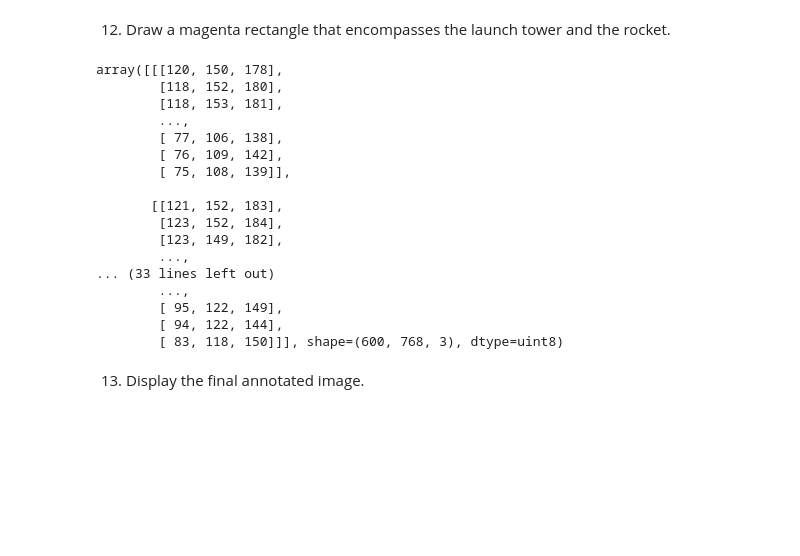
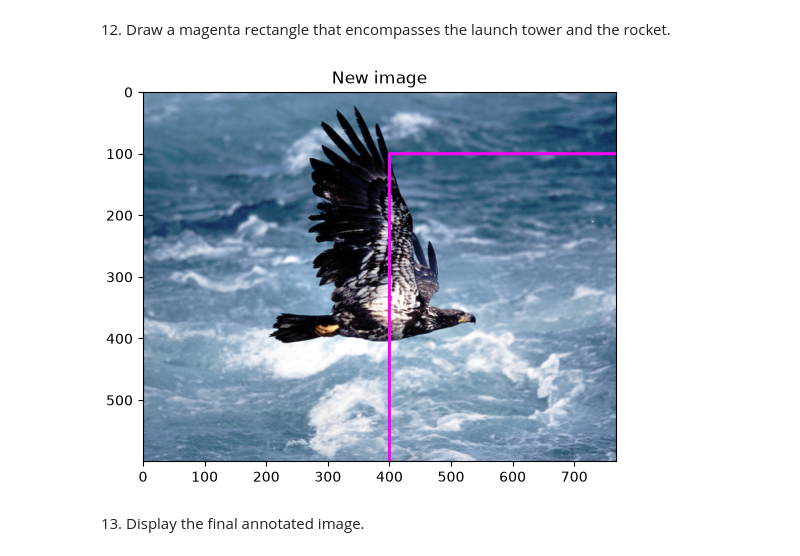
Before and after one commit to llekhashrielumalai-cpu/EX.NO1, a Jupyter notebook: Ex. 01 .ipynb, the cells around one changed output. Drawn from its saved outputs; the diff is of its cells as text; code cells hidden in the pictures; blank space fills up the shorter version.

```diff
--- a/Ex. 01 .ipynb
+++ b/Ex. 01 .ipynb
@@ -37,7 +30,5 @@ import cv2
 import numpy as np
 import matplotlib.pyplot as plt
 # %%
-image = cv2.imread('Eagle_in_Flight.jpg', 0)
-plt.imshow(image, cmap='gray')
-plt.axis('off')
-plt.show()
+img= cv2.imread('Eagle_in_Flight.jpg',cv2.IMREAD_COLOR)
+img_rgb=cv2.cvtColor(img,cv2.COLOR_BGR2RGB)
@@ -121,24 +111,11 @@ font_face = cv2.FONT_HERSHEY_PLAIN
 # %%
 rcol= (255, 0, 255)
 cv2.rectangle(img_rgb, (400, 100), (800, 650), rcol, 3)
+plt.imshow(img_rgb)
+plt.title("New image")
+plt.show()
 # %% [output]
-array([[[120, 150, 178],
-        [118, 152, 180],
-        [118, 153, 181],
-        ...,
-        [ 77, 106, 138],
-        [ 76, 109, 142],
-        [ 75, 108, 139]],
-
-       [[121, 152, 183],
-        [123, 152, 184],
-        [123, 149, 182],
-        ...,
-... (33 lines left out)
-        ...,
-        [ 95, 122, 149],
-        [ 94, 122, 144],
-        [ 83, 118, 150]]], shape=(600, 768, 3), dtype=uint8)
+[figure, added]
 # %% [markdown]
 13. Display the final annotated image.
 # %%
```
Also changed, not shown: parts of 5 cells of this notebook.
